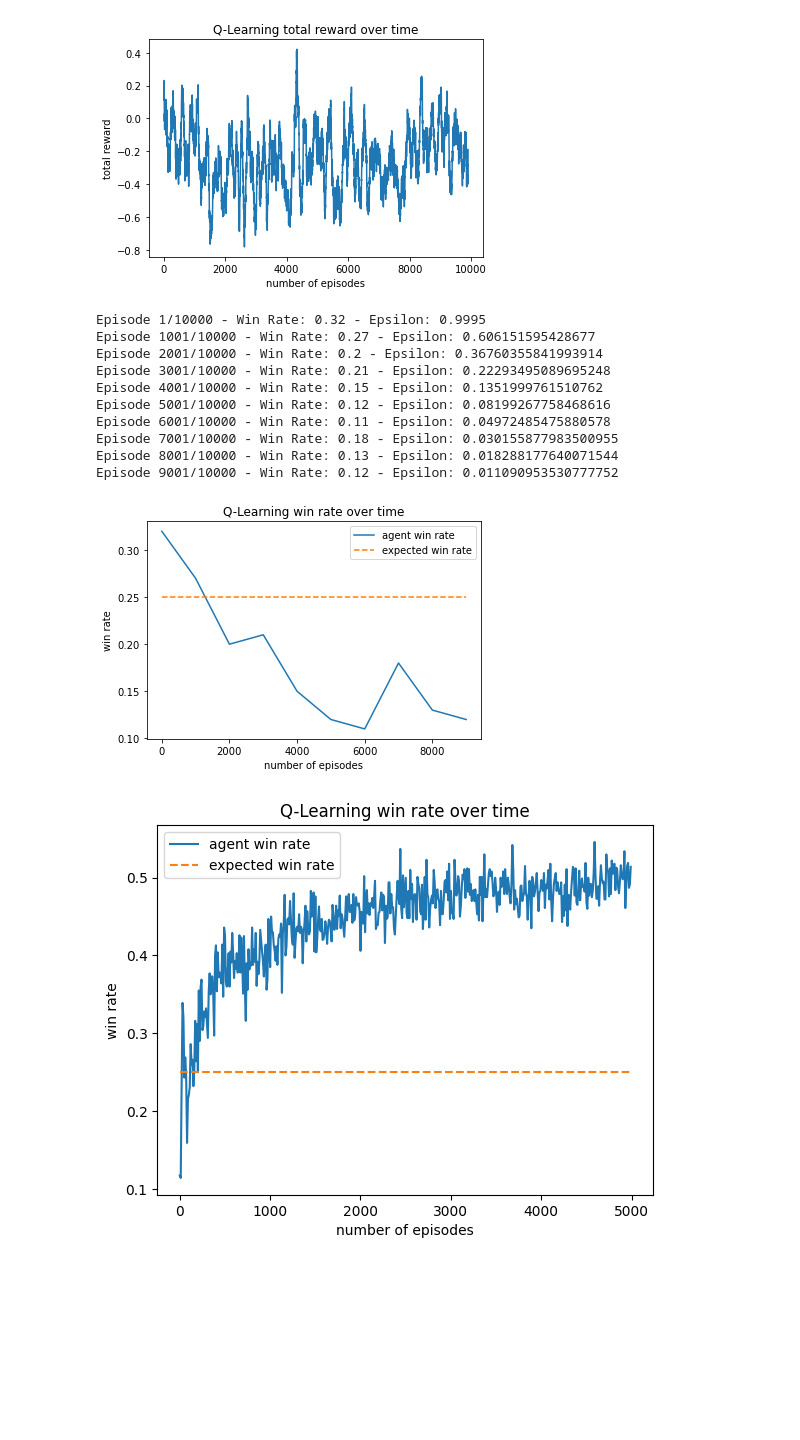
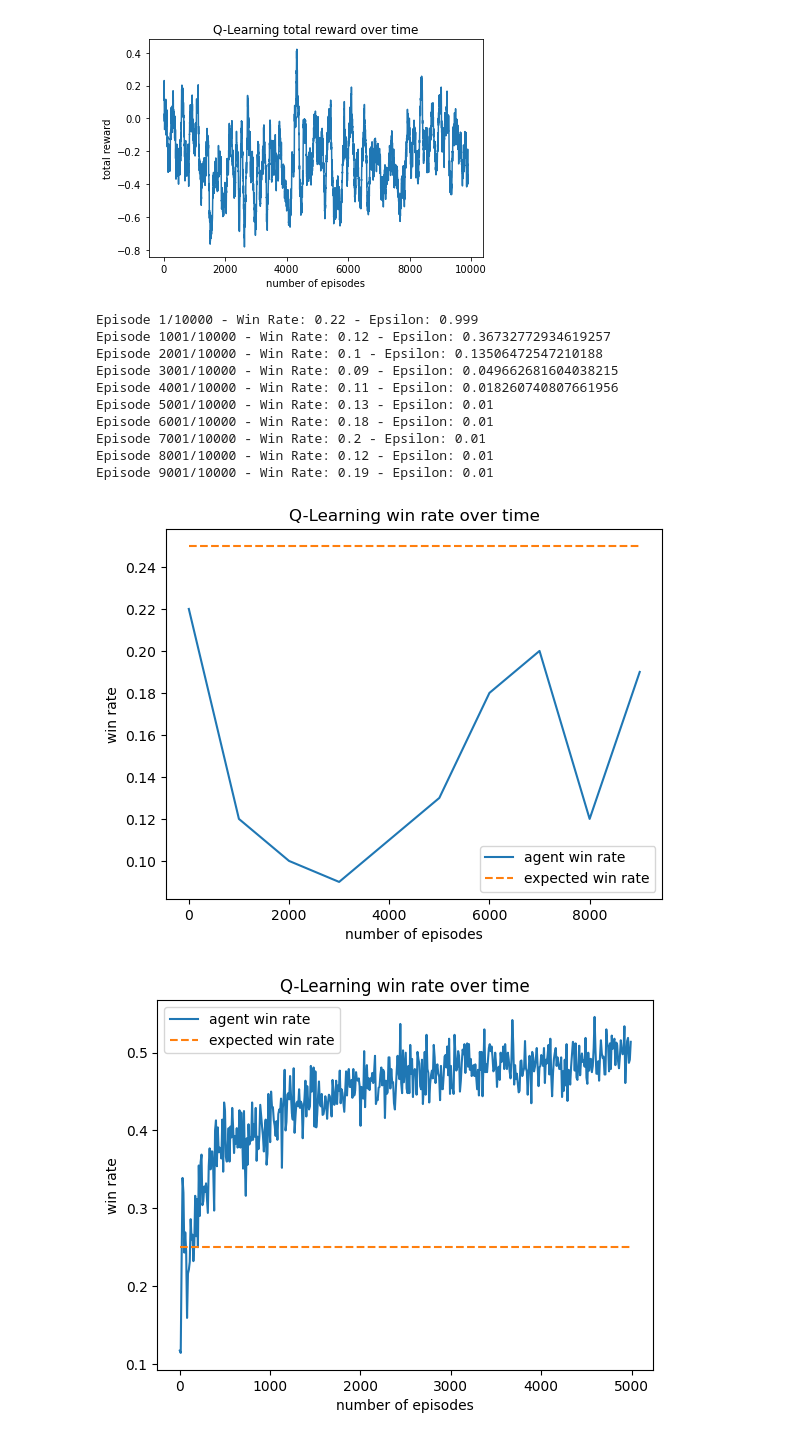
Before and after one commit to okg21/coup, a Jupyter notebook: train_rl_player.ipynb, the cells around one changed output. Drawn from its saved outputs; the diff is of its cells as text; code cells hidden in the pictures; blank space fills up the shorter version.

```diff
--- a/train_rl_player.ipynb
+++ b/train_rl_player.ipynb
@@ -218,45 +200,56 @@ Text(0.5, 0, 'number of episodes')
 [figure]
 # %%
 n = 4
-state_dim = 10 + 11 * n
+action_dim = 5
+block_size = 2
+history_length = 10
+
+turn_dim = action_dim + n * 3 + block_size * 2
+state_dim = (10 + 11 * n) + (history_length * turn_dim)
 action_dim = 1 + 3 * n
+
 learning_rate = 0.0001
 gamma = 0.99
+epsilon_decay = 0.999
+h_dim = 64
+h_layers=3
+tau = 0.001
+buffer_size = 1000000
 
 #THIS WILL TURN INTO A FUNCTION ABOUT PRETRAINING WITH RULE-BASED AGENTS
 
 reward_dict = { 'COIN_VALUE':5, 'CARD_VALUE':50, 'CARD_DIVERSITY_VALUE':0, 'WIN_VALUE':100 }
 #we should be able to add things like challange_successfull reward and challange_failed reward
 #but for now the challanging mechanism is rule based
 
-agent1 = QLearningAgent(state_dim, action_dim, learning_rate, gamma, 'Player 1', True, epsilon_decay=0.9995
-                        ,h_dim= 128, h_layers=4, tau=0.001, buffer_size=1000000)
+agent1 = QLearningAgent(state_dim, action_dim, learning_rate, gamma, 'Player 1', True, history_length=history_length,
+                          epsilon_decay=epsilon_decay, h_dim= h_dim, h_layers=h_layers, tau=tau, buffer_size=buffer_size)
 
 RLTRAINING_FUNCS = {'decision_fn': rltraining_decision, 'block_fn': income_block, 'dispose_fn': random_dispose, 'keep_fn': random_keep}
-players = [Player('Player 1', RLTRAINING_FUNCS, agent1), Player('Player 2', RANDOM_FUNCS),
-           Player('Player 3', RANDOM_FUNCS), Player('Player 4', RANDOM_FUNCS)]
+players = [Player('Player 1', RLTRAINING_FUNCS, agent1), Player('Player 2', TRUTH_FUNCS),
+           Player('Player 3', TRUTH_FUNCS), Player('Player 4', TRUTH_FUNCS)]
 
 env = Environment('Player 1', players)
 
 
 num_episodes = 10000
 batch_size = 128
 max_steps_per_episode = 200
 
 total_rewards, win_rates = train_agent(agent1, env, num_episodes, max_steps_per_episode, batch_size, reward_dict,
                                        update_freq=128, sample_freq=1000, win_threshold=0.8, display_progress=True)
 # %% [output]
-Episode 1/10000 - Win Rate: 0.32 - Epsilon: 0.9995
-Episode 1001/10000 - Win Rate: 0.27 - Epsilon: 0.606151595428677
-Episode 2001/10000 - Win Rate: 0.2 - Epsilon: 0.36760355841993914
-Episode 3001/10000 - Win Rate: 0.21 - Epsilon: 0.22293495089695248
-Episode 4001/10000 - Win Rate: 0.15 - Epsilon: 0.1351999761510762
-Episode 5001/10000 - Win Rate: 0.12 - Epsilon: 0.08199267758468616
-Episode 6001/10000 - Win Rate: 0.11 - Epsilon: 0.04972485475880578
-Episode 7001/10000 - Win Rate: 0.18 - Epsilon: 0.030155877983500955
-Episode 8001/10000 - Win Rate: 0.13 - Epsilon: 0.018288177640071544
-Episode 9001/10000 - Win Rate: 0.12 - Epsilon: 0.011090953530777752
+Episode 1/10000 - Win Rate: 0.22 - Epsilon: 0.999
+Episode 1001/10000 - Win Rate: 0.12 - Epsilon: 0.36732772934619257
+Episode 2001/10000 - Win Rate: 0.1 - Epsilon: 0.13506472547210188
+Episode 3001/10000 - Win Rate: 0.09 - Epsilon: 0.049662681604038215
+Episode 4001/10000 - Win Rate: 0.11 - Epsilon: 0.018260740807661956
+Episode 5001/10000 - Win Rate: 0.13 - Epsilon: 0.01
+Episode 6001/10000 - Win Rate: 0.18 - Epsilon: 0.01
+Episode 7001/10000 - Win Rate: 0.2 - Epsilon: 0.01
+Episode 8001/10000 - Win Rate: 0.12 - Epsilon: 0.01
+Episode 9001/10000 - Win Rate: 0.19 - Epsilon: 0.01
-[figure, old version]
+[figure, new version]
 # %%
 #get the best model
 agent1 = QLearningAgent(state_dim, action_dim, learning_rate, gamma, 'Player 1', True, epsilon_decay=0.9995
```
Also changed, not shown: parts of 2 cells of this notebook, 2 other files.
